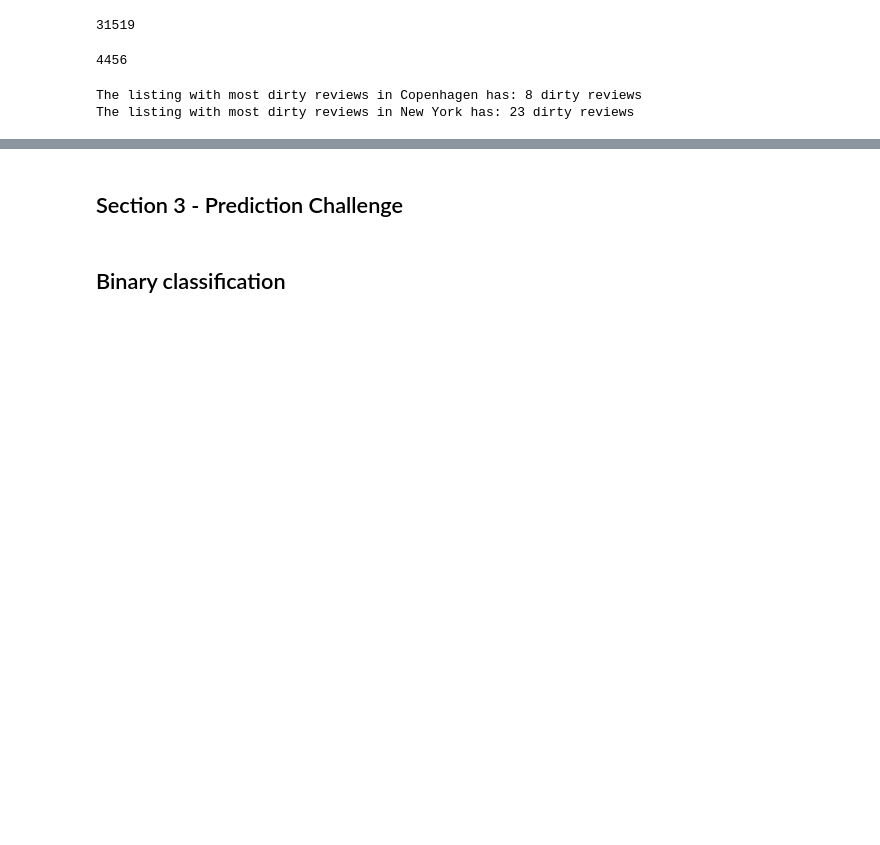
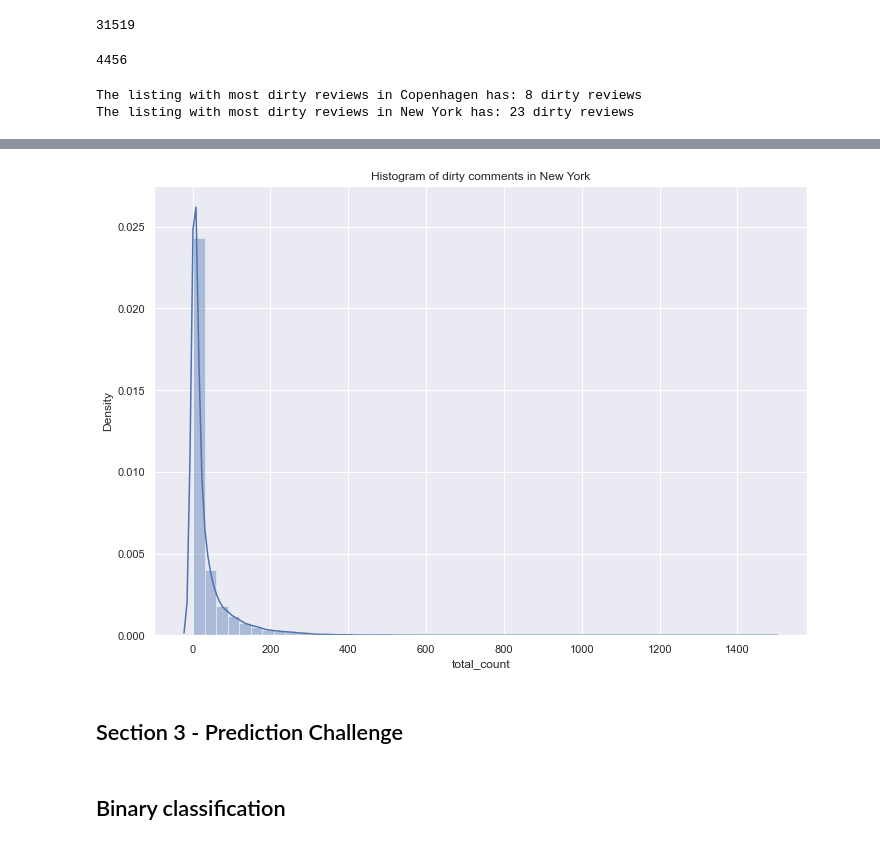
Before and after one commit to WizenPainter/airbnb_analysis_42577, a Jupyter notebook: Jaime.ipynb, the cells around one changed output, grey strips where cells are left out. Drawn from its saved outputs; the diff is of its cells as text; code cells hidden in the pictures; blank space fills up the shorter version.

```diff
--- a/Jaime.ipynb
+++ b/Jaime.ipynb
@@ -195,7 +195,7 @@ for i in percentiles:
 # %% [markdown]
 ### Which reviews show that the airbnb are dirty? Is copenhagen a more clean city for airbnbs overall or are all cities (which we are analyzing) similar?
 # %%
-ny_review = pd.read_csv('C:/Users/guzma/OneDrive/Documents/TEC/DTU/42577/project/reviews_ny.csv.gz', compression = 'gzip')
+ny_review = pd.read_csv('C:/Users/guzma/OneDrive/Documents/TEC/DTU/42577/reviews_ny.csv.gz', compression = 'gzip')
 cop_review = pd.read_csv('C:/Users/guzma/OneDrive/Documents/TEC/DTU/42577/project/reviews_cop.csv.gz', compression = 'gzip')
 # %%
 data_sec2 = pd.merge(data, cop_review, left_on='id', right_on='listing_id')
@@ -304,4 +304,4 @@ dirty_comment_ny_ttl_count = dirty_comment_ny_ttl_count.to_frame()
 dirty_comment_ny_ttl_count.reset_index(inplace=True)
 dirty_comment_ny_ttl_count.rename(columns={'index':'listing_id', 'listing_id':'total_count'}, inplace=True)
 # %%
-dirty_comment_ny_ttl_count.drop(['level_0'], axis=1, inplace=True)
+# dirty_comment_ny_ttl_count.drop(['level_0'], axis=1, inplace=True)
@@ -339,3 +357,10 @@ The listing with most dirty reviews in New York has: 23 dirty reviews
+# %%
+sns.set(rc={'figure.figsize':(11.7,8.27)})
+sns.distplot(dirty_comment_ny['total_count'], kde=True, bins=50)
+plt.title('Histogram of dirty comments in New York')
+plt.show()
+# %% [output]
+[figure, added]
 # %% [markdown]
 ## Section 3 - Prediction Challenge
 # %% [markdown]
```
Also changed, not shown: parts of 22 cells of this notebook, 1 other file.
